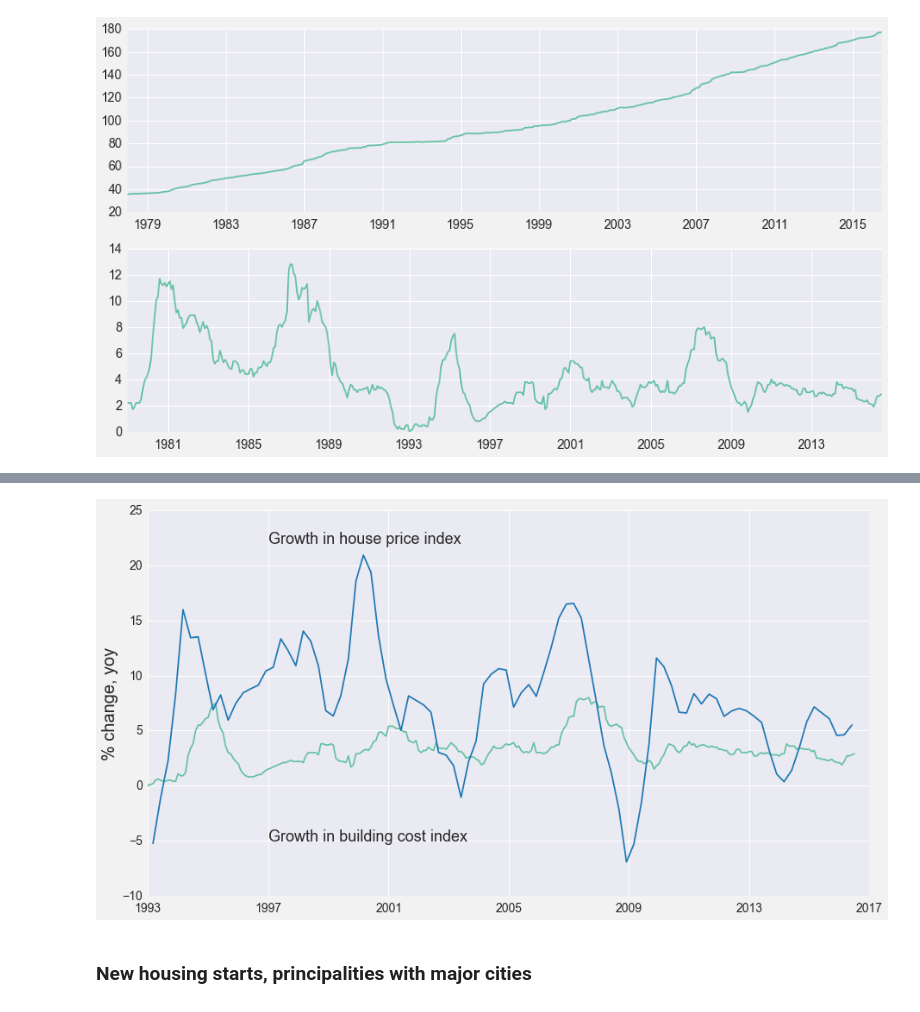
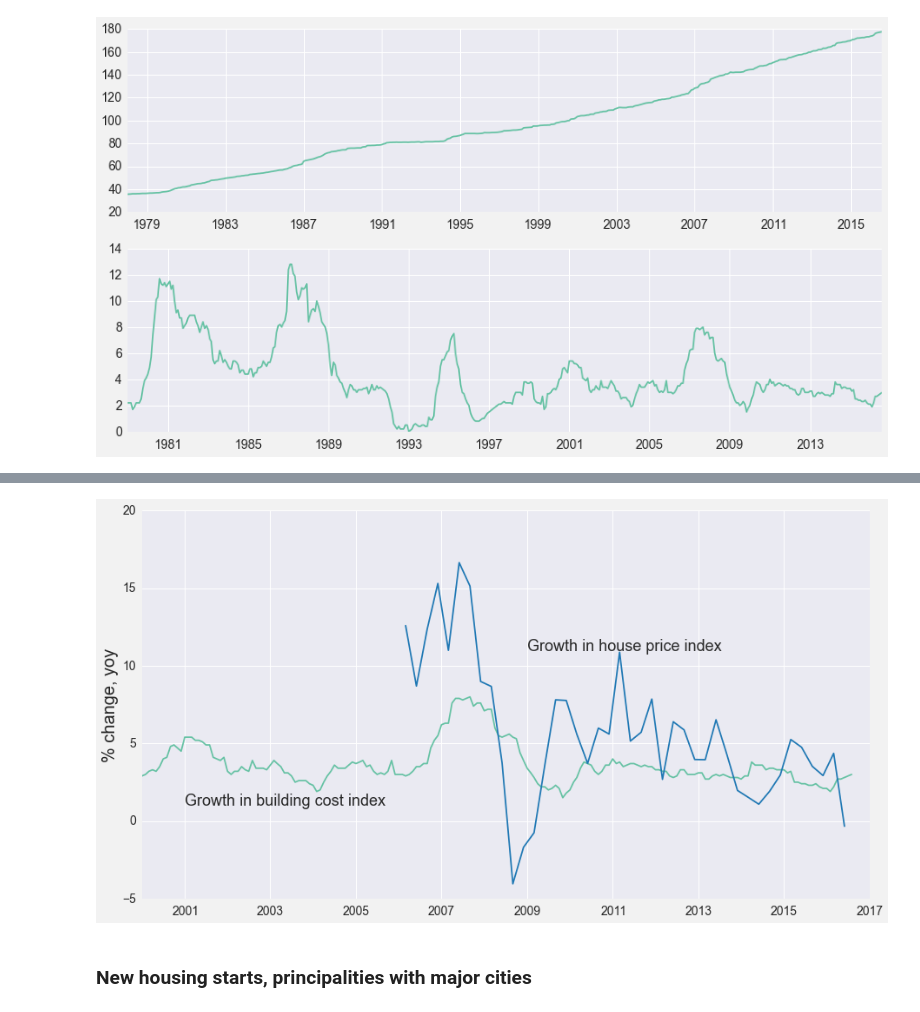
Before and after one commit to jmaurit/norwayeconomy, a Jupyter notebook: norwayeconomy.ipynb, the cells around one changed output, grey strips where cells are left out. Cells and saved outputs as stored; diff of their text form; code cells hidden in the pictures.

```diff
--- a/norwayeconomy.ipynb
+++ b/norwayeconomy.ipynb
@@ -314,4 +324,6 @@ plt.show()
 # %%
 tot_price_index = house_prices[house_prices.type == "00 Boliger i alt"]
 tot_price_index = tot_price_index[tot_price_index.region =="Total"]
-tot_price_index = tot_price_index.pivot(index="time", columns="region", values="value")
+tot_price_index = tot_price_index[tot_price_index.variable == "Boligprisindeks, sesongjustert"]
+#tot_price_index = tot_price_index[["time", "value"]]
+#tot_price_index = tot_price_index.pivot(index="time", columns="region", values="value")
@@ -329,6 +352,6 @@ tot_price_index.head()
 # %%
 
-tot_price_index["% change, yoy"] = tot_price_index.Total.pct_change(periods=4)*100
-tot_price_index.reset_index(inplace=True)
-tot_price_index.head()
+tot_price_index["% change, yoy"] = tot_price_index.value.pct_change(periods=4)*100
+#tot_price_index.reset_index(inplace=True)
+tot_price_index
 # %% [output]
@@ -341,16 +375,16 @@ tot_price_index.head()
 # %%
 
 fig, ax = plt.subplots()
 ax.plot(tot_cost_index_w.date, tot_cost_index_w["% change, yoy"])
 ax.plot(tot_price_index.time, tot_price_index["% change, yoy"])
-ax.set_xlim([pd.to_datetime("1993-01-01"), pd.to_datetime("2017-01-01")])
+ax.set_xlim([pd.to_datetime("2000-01-01"), pd.to_datetime("2017-01-01")])
 ax.set_ylabel("% change, yoy")
-ax.annotate("Growth in house price index", xy=(datetime.strptime('01011997', '%d%m%Y'),22))
-ax.annotate("Growth in building cost index", xy=(datetime.strptime('01011997', '%d%m%Y'),-5))
+ax.annotate("Growth in house price index", xy=(datetime.strptime('01012009', '%d%m%Y'),11))
+ax.annotate("Growth in building cost index", xy=(datetime.strptime('01012001', '%d%m%Y'),1))
 fig.savefig("figures/building_cost.png")
 plt.show()
 # %% [output]
-[figure, old version]
+[figure, new version]
 # %% [markdown]
 ### New housing starts, principalities with major cities
 # %%
```
Also changed, not shown: parts of 16 cells of this notebook, 14 other files.
